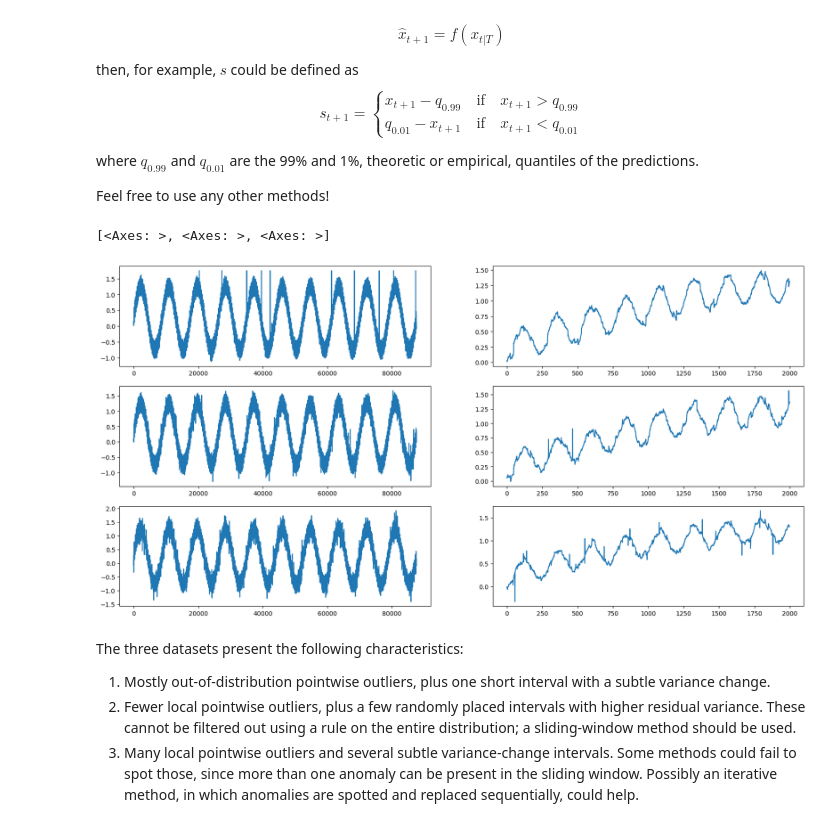
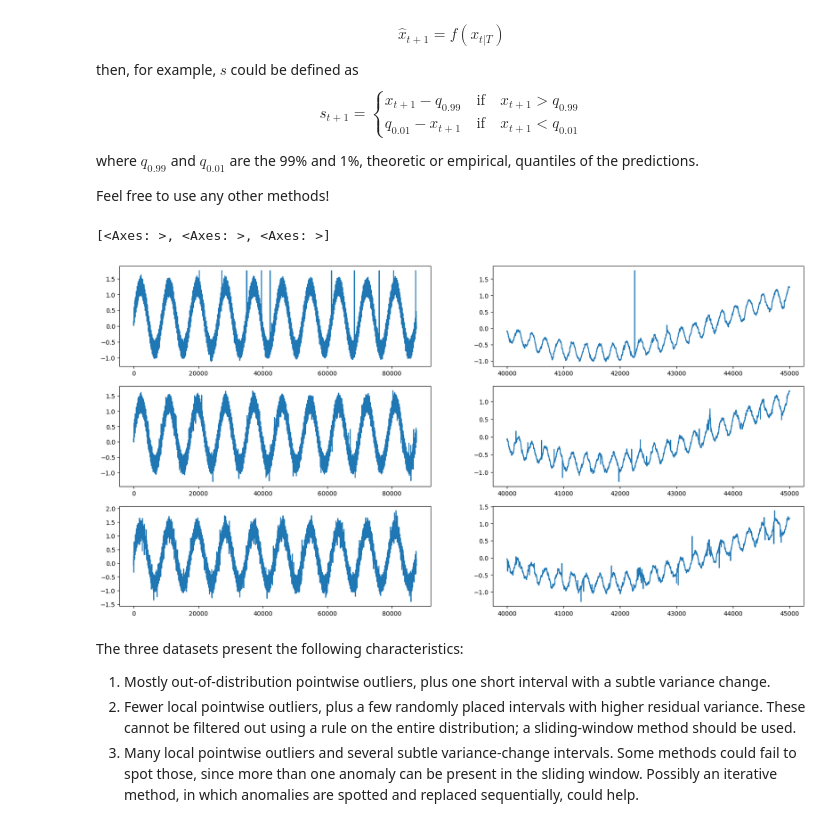
Before and after one commit to nepslor/B5203E-TSAF, a Jupyter notebook: W3/outlier_detection_in_TS.ipynb, the cells around one changed output. Cells and saved outputs as stored; diff of their text form; code cells hidden in the pictures.

Commit message:
Adjust outlier detection plot window

```diff
--- a/W3/outlier_detection_in_TS.ipynb
+++ b/W3/outlier_detection_in_TS.ipynb
@@ -29,10 +29,10 @@ else:
 # %%
 fig, ax = plt.subplots(3, 2, figsize=(20, 10))
 [data[d].plot(ax=a) for d, a in zip(data, ax[:, 0])]
-[data[d].iloc[:2000].plot(ax=a) for d, a in zip(data, ax[:, 1])]
+[data[d].iloc[40000:45000].plot(ax=a) for d, a in zip(data, ax[:, 1])]
 # %% [output]
 [<Axes: >, <Axes: >, <Axes: >]
-[figure, old version]
+[figure, new version]
 # %% [markdown]
 The three datasets present the following characteristics:
 1. Mostly out-of-distribution pointwise outliers, plus one short interval with a subtle variance change.
```
